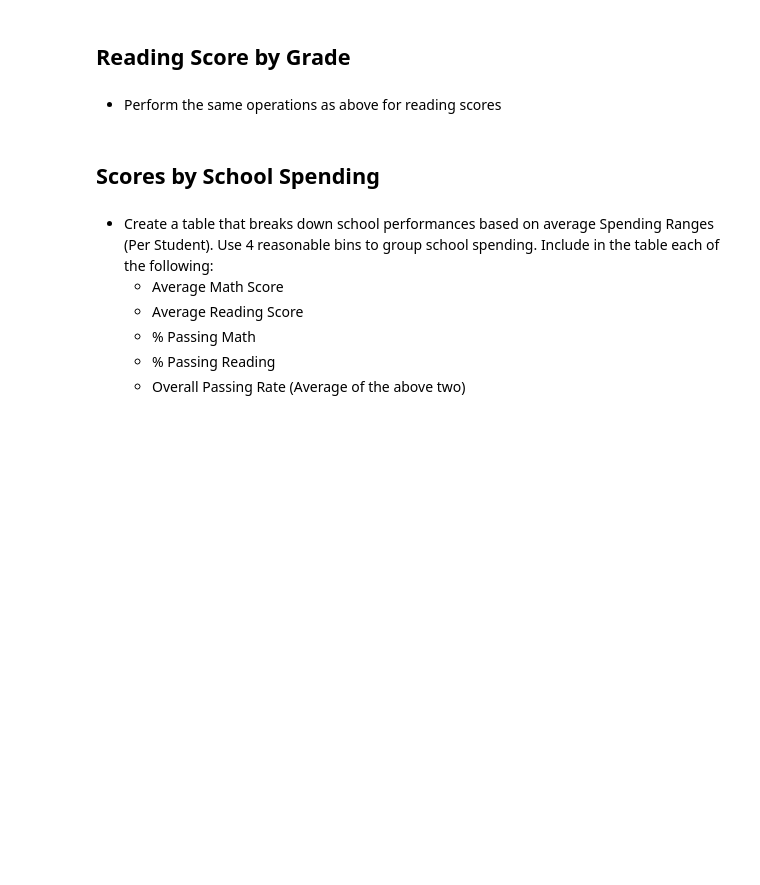
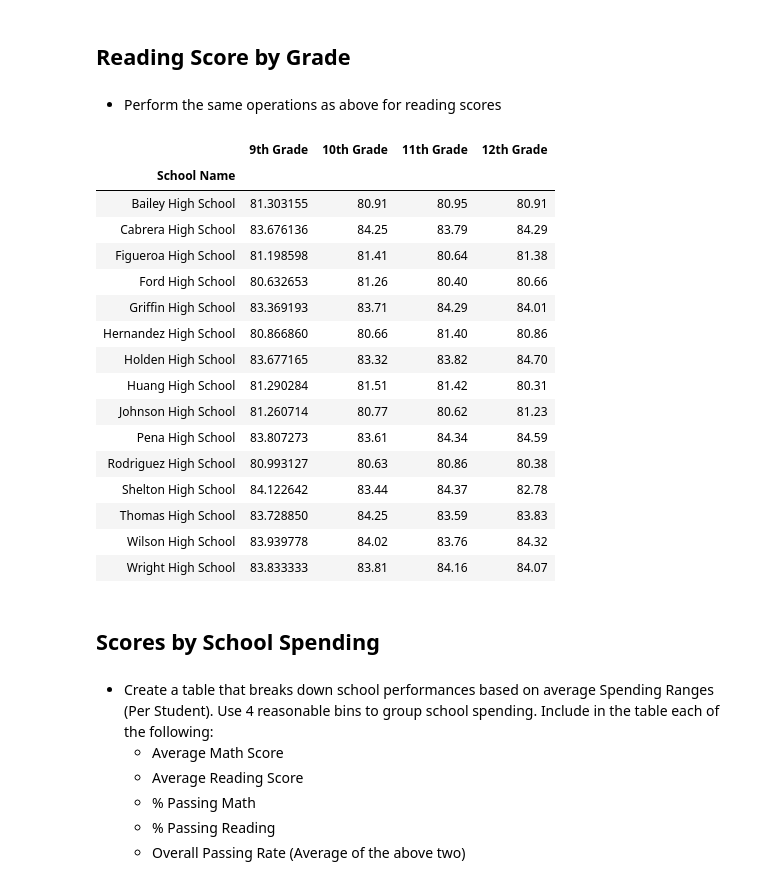
Before and after one commit to hunterracheld/PyCity_Schools, a Jupyter notebook: PyCitySchools/PyCitySchools_starter.ipynb, the cells around one changed output. Drawn from its saved outputs; the diff is of its cells as text; code cells hidden in the pictures; blank space fills up the shorter version.

```diff
--- a/PyCitySchools/PyCitySchools_starter.ipynb
+++ b/PyCitySchools/PyCitySchools_starter.ipynb
@@ -414,6 +396,44 @@ ninth_graders.head()
 ## Reading Score by Grade
 # %% [markdown]
 * Perform the same operations as above for reading scores
+# %%
+reading_by_grade = complete_df[["School Name", "Grade", "Reading Score"]]
+reading_by_grade
+
+def score_for_grade(nth):
+    nth_graders = complete_df.loc[complete_df["Grade"] == nth,:]
+    grouped_nth = nth_graders.groupby(["School Name"]).mean()
+    av_nth_math = grouped_nth["Reading Score"]
+    return av_nth_math
+
+
+grades = ['9th', '10th', '11th', '12th']
+columns = [f'{nth} Grade' for nth in grades]
+grade_scores = [score_for_grade(nth) for nth in grades]
+
+average_reading_by_grade = pd.concat(grade_scores, axis=1, keys=columns)
+
+average_reading_by_grade.iloc[:, 1:4] = average_reading_by_grade.iloc[:,1:4].applymap('{:,.2f}'.format)
+
+average_reading_by_grade
+# %% [output]
+|  | 9th Grade | 10th Grade | 11th Grade | 12th Grade |
+| School Name |  |  |  |  |
+| Bailey High School | 81.303155 | 80.91 | 80.95 | 80.91 |
+| Cabrera High School | 83.676136 | 84.25 | 83.79 | 84.29 |
+| Figueroa High School | 81.198598 | 81.41 | 80.64 | 81.38 |
+| Ford High School | 80.632653 | 81.26 | 80.40 | 80.66 |
+| Griffin High School | 83.369193 | 83.71 | 84.29 | 84.01 |
+| Hernandez High School | 80.866860 | 80.66 | 81.40 | 80.86 |
+| Holden High School | 83.677165 | 83.32 | 83.82 | 84.70 |
+| Huang High School | 81.290284 | 81.51 | 81.42 | 80.31 |
+| Johnson High School | 81.260714 | 80.77 | 80.62 | 81.23 |
+| Pena High School | 83.807273 | 83.61 | 84.34 | 84.59 |
+| Rodriguez High School | 80.993127 | 80.63 | 80.86 | 80.38 |
+| Shelton High School | 84.122642 | 83.44 | 84.37 | 82.78 |
+| Thomas High School | 83.728850 | 84.25 | 83.59 | 83.83 |
+| Wilson High School | 83.939778 | 84.02 | 83.76 | 84.32 |
+| Wright High School | 83.833333 | 83.81 | 84.16 | 84.07 |
 # %% [markdown]
 ## Scores by School Spending
 # %% [markdown]
```
Also changed, not shown: parts of 17 cells of this notebook.
